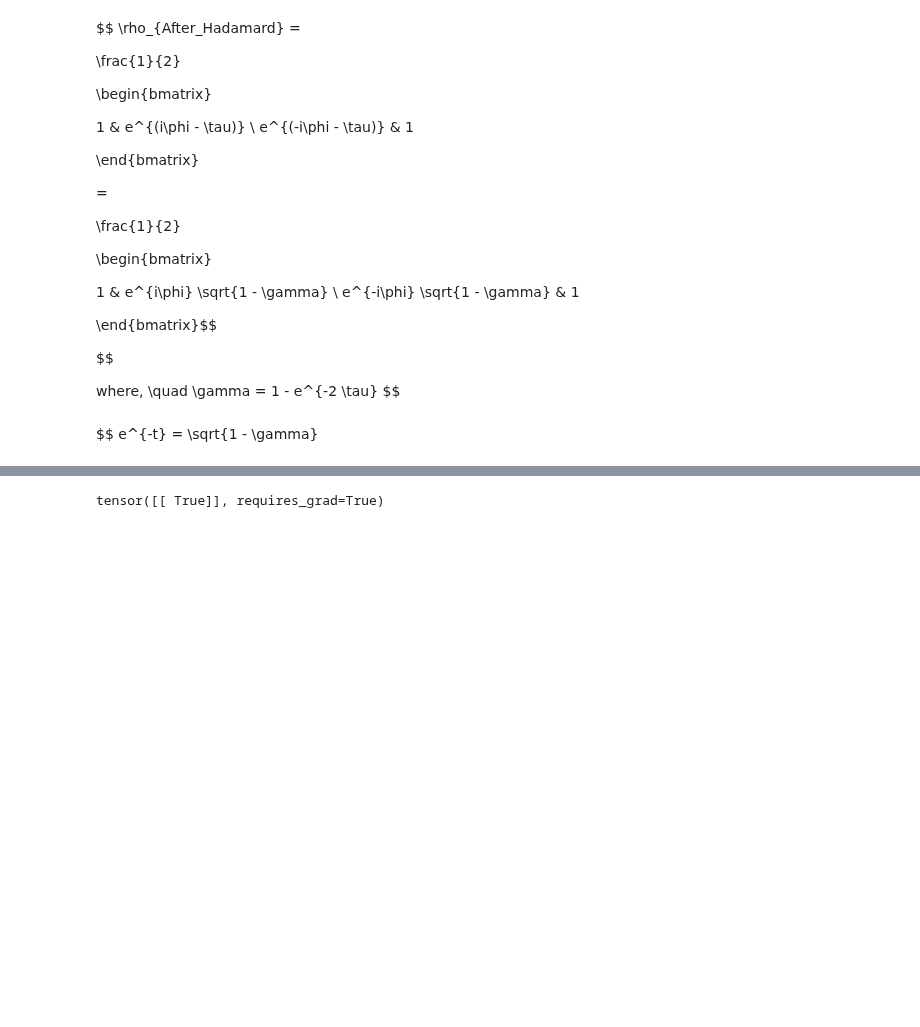
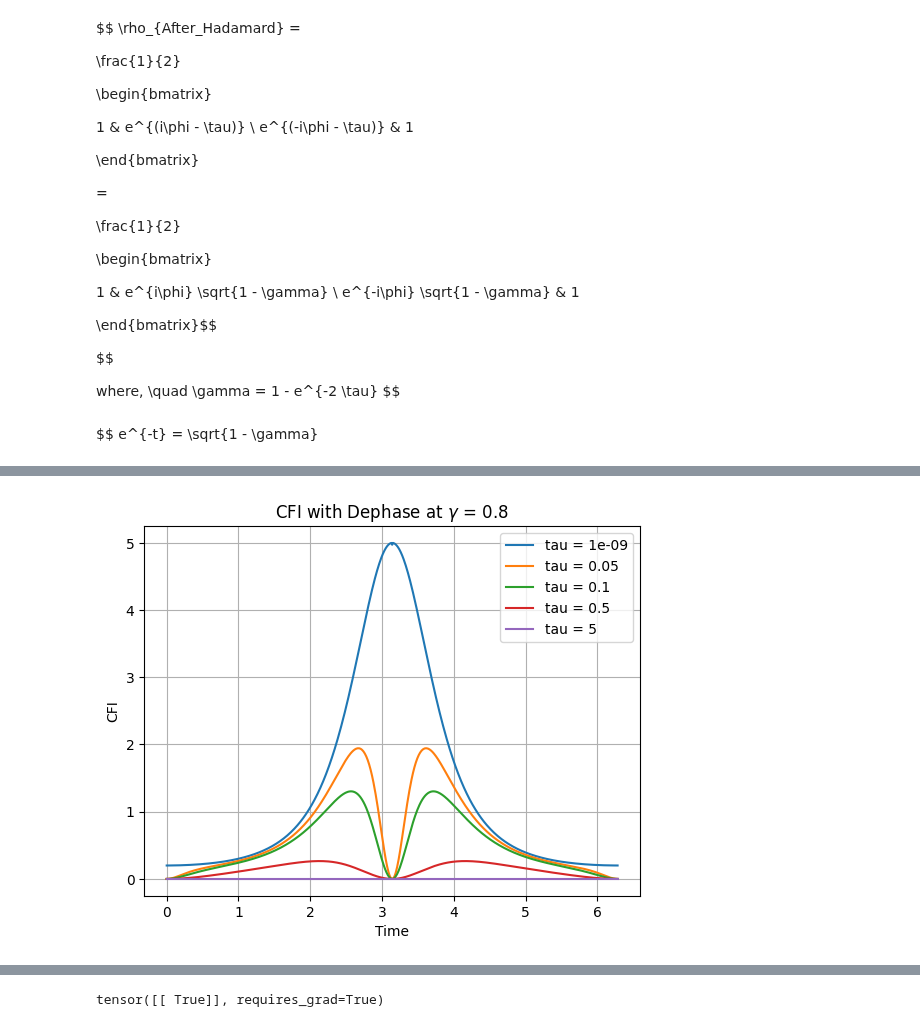
Before and after one commit to iridescent0923/Quantum_Optimization, a Jupyter notebook: Pennylane_Workspace/Metrology/CFI_optimize/Complete/1-qubit/Dephasing_[1-qubit].ipynb, the cells around one changed output, grey strips where cells are left out. Saved outputs shown, nothing was run; the diff lists cells and outputs as text; code cells hidden in the pictures; blank space fills up the shorter version.

```diff
--- a/Pennylane_Workspace/Metrology/CFI_optimize/Complete/1-qubit/Dephasing_[1-qubit].ipynb
+++ b/Pennylane_Workspace/Metrology/CFI_optimize/Complete/1-qubit/Dephasing_[1-qubit].ipynb
@@ -143,3 +145,13 @@ Plot_dephase(BOUND, Step_size_in, Gamma_in[1], Tau_in)
+# %%
+# BOUND = np_.array([ 1e-3, np.pi * 2 + 1e-3])
+BOUND = np_.array([1e-3, np.pi * 2 + 1e-3])
+Step_size_in = 1e-2
+Tau_in = 0.000000001, 0.05, 0.1, 0.5, 5
+Gamma_in = 0, 0.8
+
+Plot_dephase(BOUND, Step_size_in, Gamma_in[1], Tau_in)
+# %% [output]
+[figure, added]
 # %%
 gamma_ps = 0.8
 
```
Also changed, not shown: parts of 6 cells of this notebook, 28 other files.
